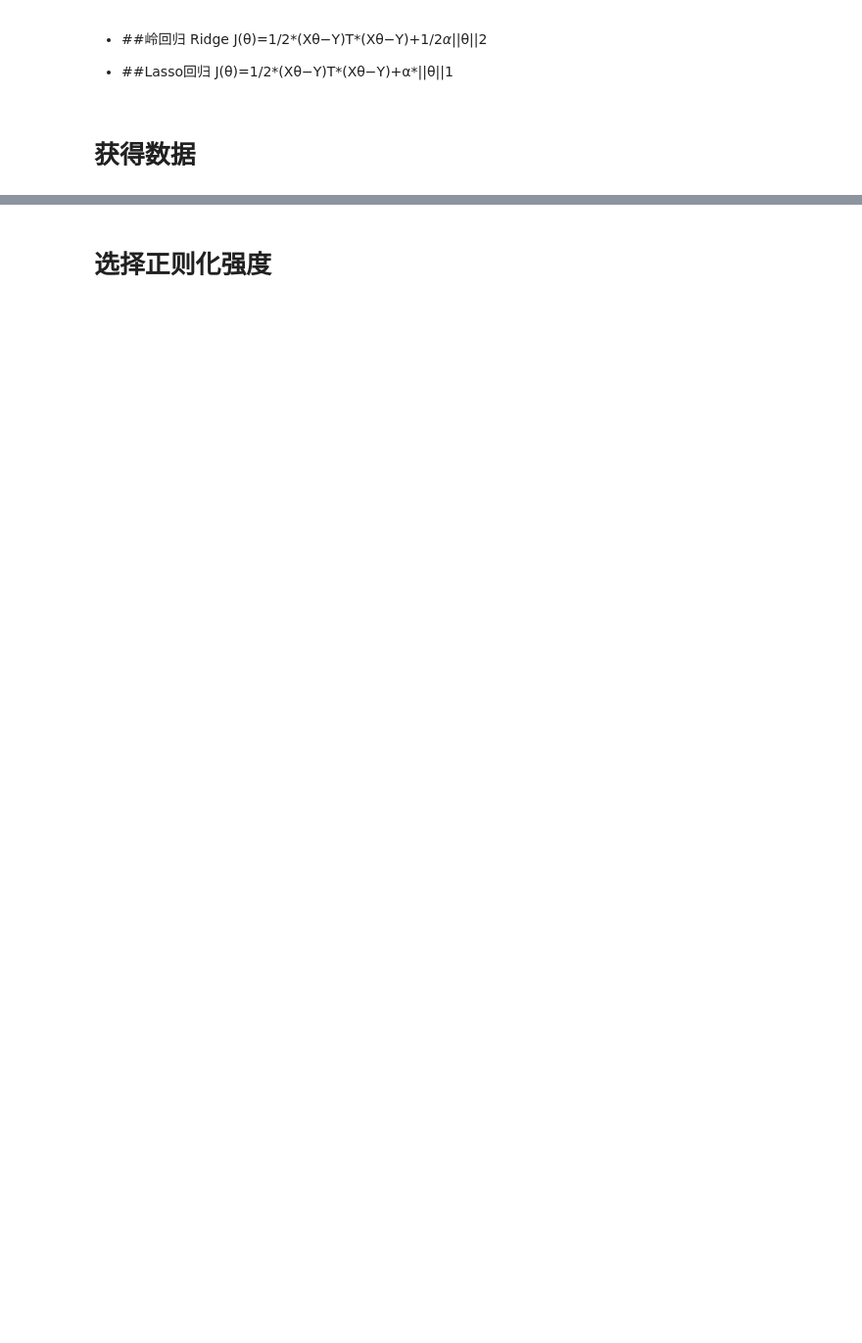
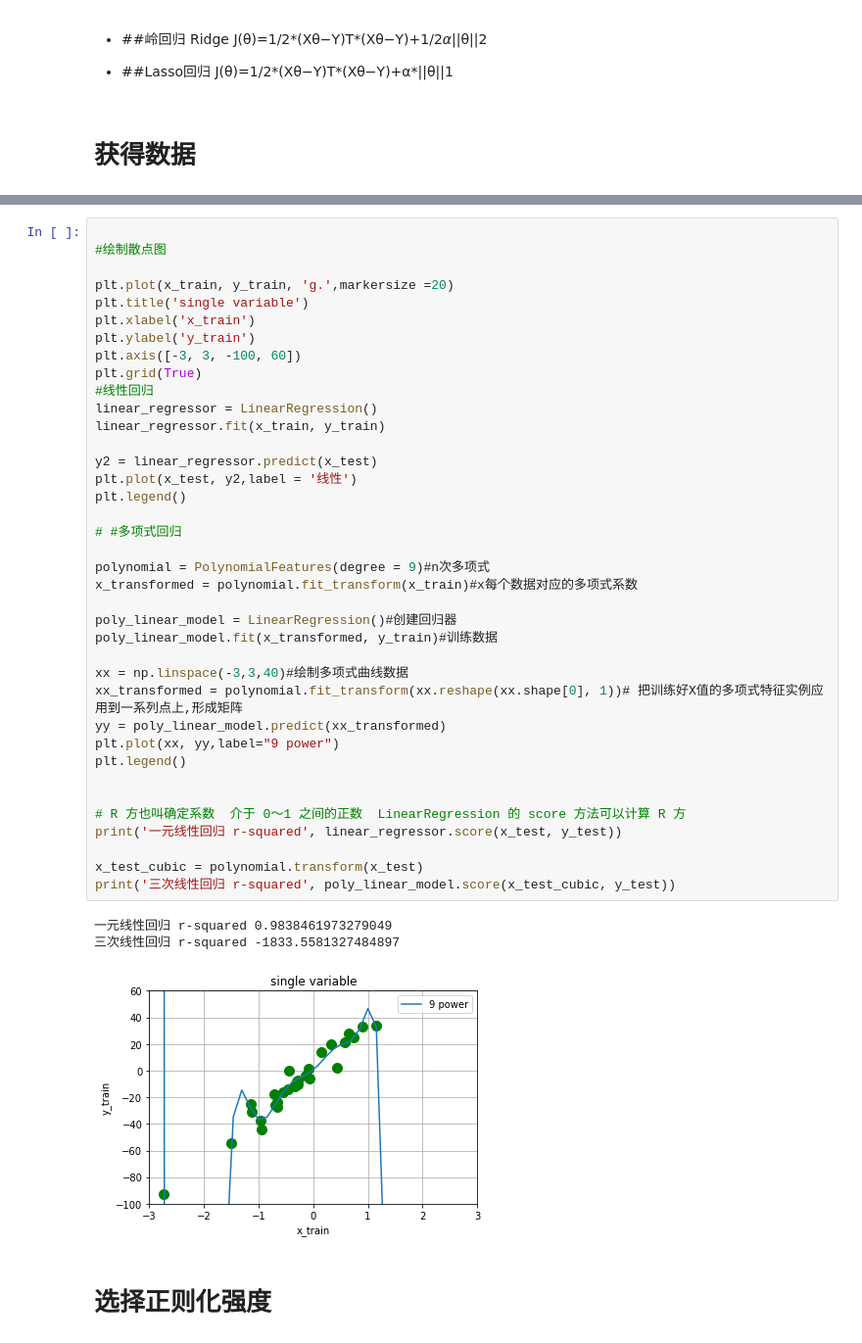
Before and after one commit to GalileoSama/MachineLearning, a Jupyter notebook: sklearn/Ridge.ipynb, the cells around one changed output, grey strips where cells are left out. Shown: that part at 98% size. Cells and saved outputs as stored; diff of their text form; blank space fills up the shorter version.

```diff
--- a/sklearn/Ridge.ipynb
+++ b/sklearn/Ridge.ipynb
@@ -24,3 +31,45 @@ Ridge(alpha=1.0, copy_X=True, fit_intercept=True, max_iter=None,
+# %%
+
+#绘制散点图
+
+plt.plot(x_train, y_train, 'g.',markersize =20)
+plt.title('single variable')
+plt.xlabel('x_train')
+plt.ylabel('y_train')
+plt.axis([-3, 3, -100, 60])
+plt.grid(True)
+#线性回归
+linear_regressor = LinearRegression()
+linear_regressor.fit(x_train, y_train)
+
+y2 = linear_regressor.predict(x_test)
+plt.plot(x_test, y2,label = '线性')
+plt.legend()
+
+# #多项式回归
+
+polynomial = PolynomialFeatures(degree = 9)#n次多项式
+x_transformed = polynomial.fit_transform(x_train)#x每个数据对应的多项式系数
+
+poly_linear_model = LinearRegression()#创建回归器
+poly_linear_model.fit(x_transformed, y_train)#训练数据
+
+xx = np.linspace(-3,3,40)#绘制多项式曲线数据
+xx_transformed = polynomial.fit_transform(xx.reshape(xx.shape[0], 1))# 把训练好X值的多项式特征实例应用到一系列点上,形成矩阵
+yy = poly_linear_model.predict(xx_transformed)
+plt.plot(xx, yy,label="9 power")
+plt.legend()
+
+
+# R 方也叫确定系数  介于 0～1 之间的正数  LinearRegression 的 score 方法可以计算 R 方
+print('一元线性回归 r-squared', linear_regressor.score(x_test, y_test))
+
+x_test_cubic = polynomial.transform(x_test)
+print('三次线性回归 r-squared', poly_linear_model.score(x_test_cubic, y_test))
+# %% [output]
+一元线性回归 r-squared 0.9838461973279049
+三次线性回归 r-squared -1833.5581327484897
+[figure, added]
 # %% [markdown]
 # 选择正则化强度
 # %%
```
Also changed, not shown: parts of 9 cells of this notebook, 4 other files.
